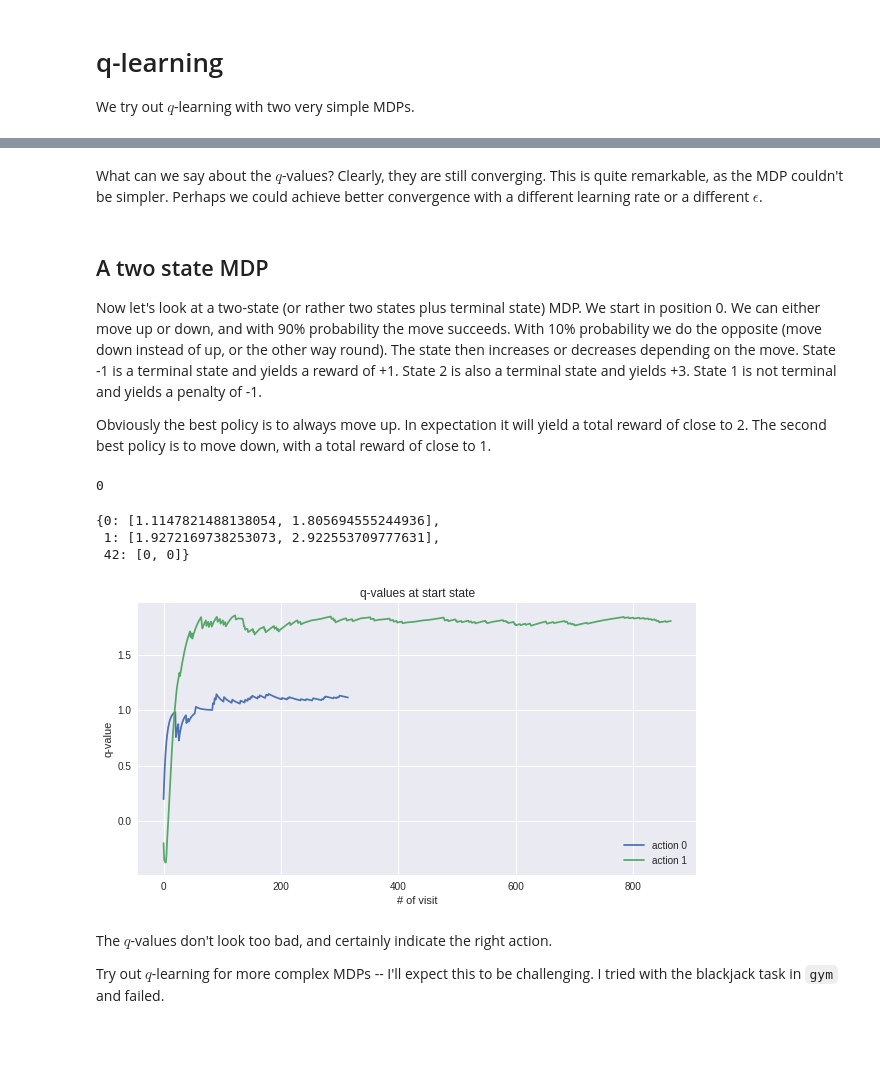
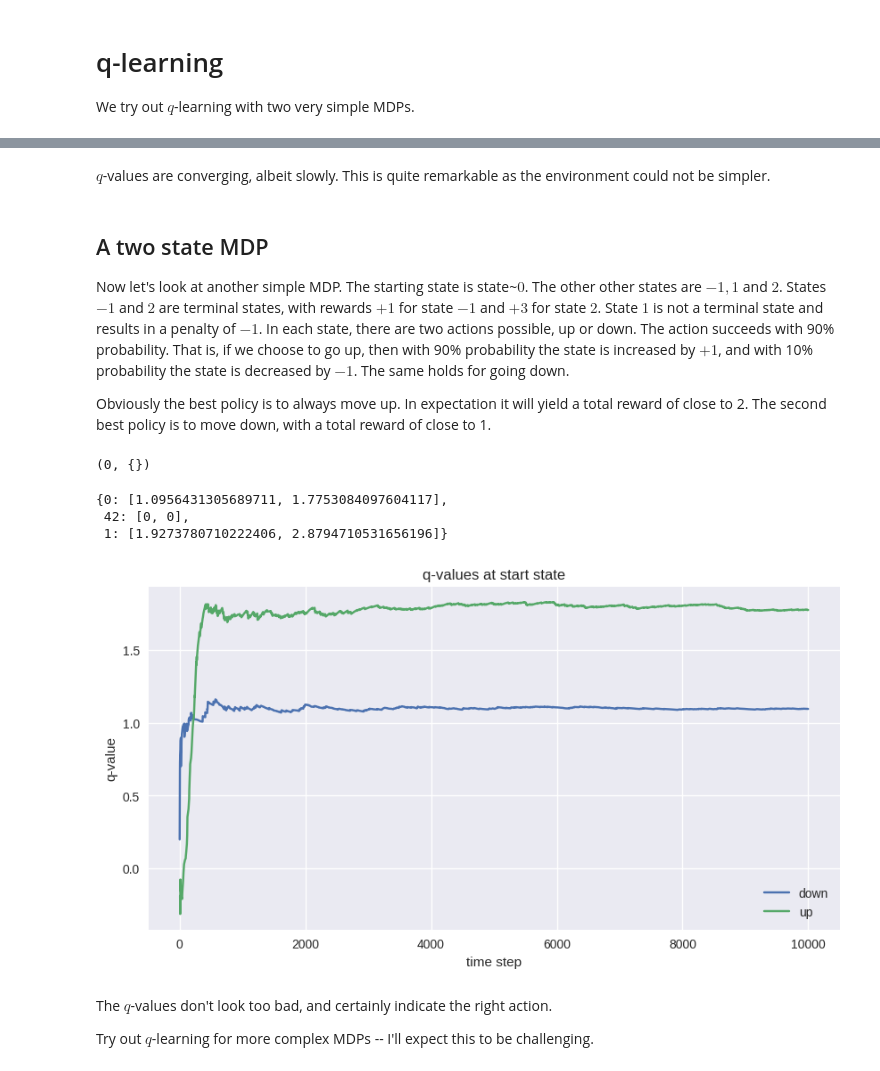
Before and after one commit to henningbruhn/math_of_ml_course, a Jupyter notebook: reinforcement_learning/qlearn.ipynb, the cells around one changed output, grey strips where cells are left out. Drawn from its saved outputs; the diff is of its cells as text; code cells hidden in the pictures; blank space fills up the shorter version.

```diff
--- a/reinforcement_learning/qlearn.ipynb
+++ b/reinforcement_learning/qlearn.ipynb
@@ -128,9 +158,9 @@ ql.q
 # %% [markdown]
-What can we say about the $q$-values? Clearly, they are still converging. This is quite remarkable, as the MDP couldn't be simpler. Perhaps we could achieve better convergence with a different learning rate or a different $\epsilon$.
+$q$-values are converging, albeit slowly. This is quite remarkable as the environment could not be simpler.
 # %% [markdown]
 ## A two state MDP
 
-Now let's look at a two-state (or rather two states plus terminal state) MDP. We start in position 0. We can either move up or down, and with 90% probability the move succeeds. With 10% probability we do the opposite (move down instead of up, or the other way round). The state then increases or decreases depending on the move. State -1 is a terminal state and yields a reward of +1. State 2 is also a terminal state and yields +3. State 1 is not terminal and yields a penalty of -1.
+Now let's look at another simple MDP. The starting state is state~$0$. The other other states are $-1,1$ and $2$. States $-1$ and $2$ are terminal states, with rewards $+1$ for state $-1$ and $+3$ for state $2$. State $1$ is not a terminal state and results in a penalty of $-1$. In each state, there are two actions possible, up or down. The action succeeds with 90% probability. That is, if we choose to go up, then with 90% probability the state is increased by $+1$, and with 10% probability the state is decreased by $-1$. The same holds for going down.
 
 Obviously the best policy is to always move up. In expectation it will yield a total reward of close to 2. The second best policy is to move down, with a total reward of close to 1.
 # %%
@@ -138,10 +168,11 @@ move_down=0
 move_up=1
 class Two_State_MDP:
     def __init__(self):
-        self.action_space = spaces.Discrete(2)
+        self.action_space = DiscreteActionSpace(2)
     def reset(self):
         self.state=0
-        return self.state
+        # gym.env.reset returns (state,info), and we do the same
+        return self.state,{}
     def step(self,action):
         if random.random()<0.9:
             move=2*action-1
@@ -149,30 +180,31 @@ class Two_State_MDP:
             move=1-2*action
         self.state=self.state+move
         if self.state==-1:
-            return (42,1,True,{})
+            return (42,1,True,False,{})
         if self.state==0:
-            return (self.state,0,False,{})
+            return (self.state,0,False,False,{})
         if self.state==1:
-            return (self.state,-1,False,{})
+            return (self.state,-1,False,False,{})
         if self.state==2:
-            return (42,3,True,{})
+            return (42,3,True,False,{})
+                # gym.env.reset returns (state,info), and we do the same
 
 two_env=Two_State_MDP()
 two_env.reset()  # let's see what we get
 # %% [output]
-0
+(0, {})
 # %%
 learning_rate=power_rate_factory(eta0=0.2,decay=0.01)
 
-ql=Q_Learner(two_env,learning_rate=learning_rate,iterations=2000,record_state=0,epsilon=0.5)
-plot_record(ql.record,title="q-values at start state")
+ql=Q_Learner(two_env,learning_rate=learning_rate,iterations=10000,record_state=0,epsilon=0.5)
+plot_record(ql.record,title="q-values at start state",action_names=["down","up"])
 ql.q
 # %% [output]
-{0: [1.1147821488138054, 1.805694555244936],
- 1: [1.9272169738253073, 2.922553709777631],
- 42: [0, 0]}
+{0: [1.0956431305689711, 1.7753084097604117],
+ 42: [0, 0],
+ 1: [1.9273780710222406, 2.8794710531656196]}
-[figure, old version]
+[figure, new version]
 # %% [markdown]
 The $q$-values don't look too bad, and certainly indicate the right action.
 
-Try out $q$-learning for more complex MDPs -- I'll expect this to be challenging. I tried with the blackjack task in <code>gym</code> and failed.
+Try out $q$-learning for more complex MDPs -- I'll expect this to be challenging.
```
Also changed, not shown: parts of 7 cells of this notebook, 1 other file.
